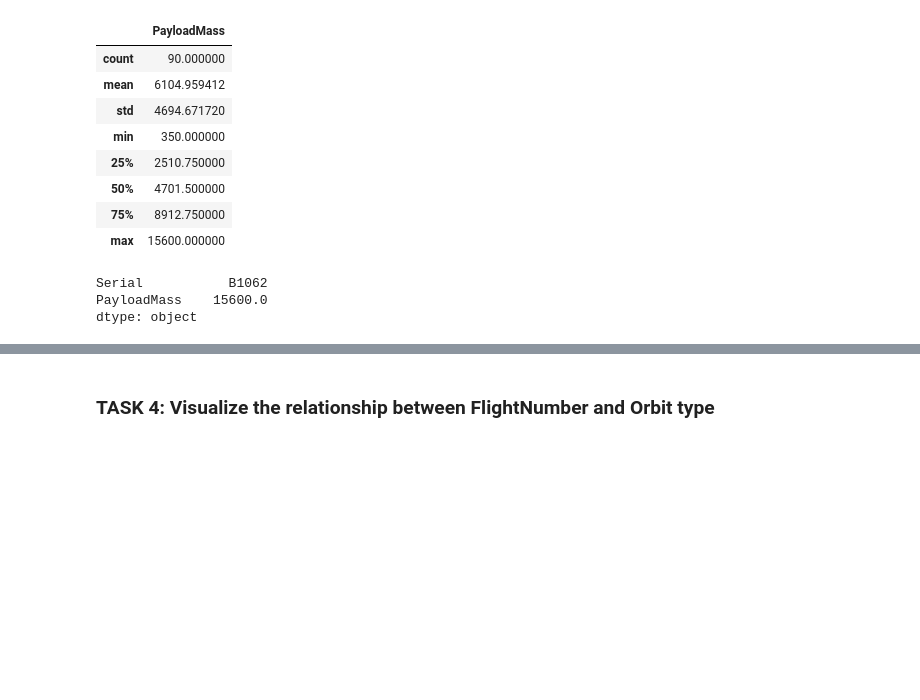
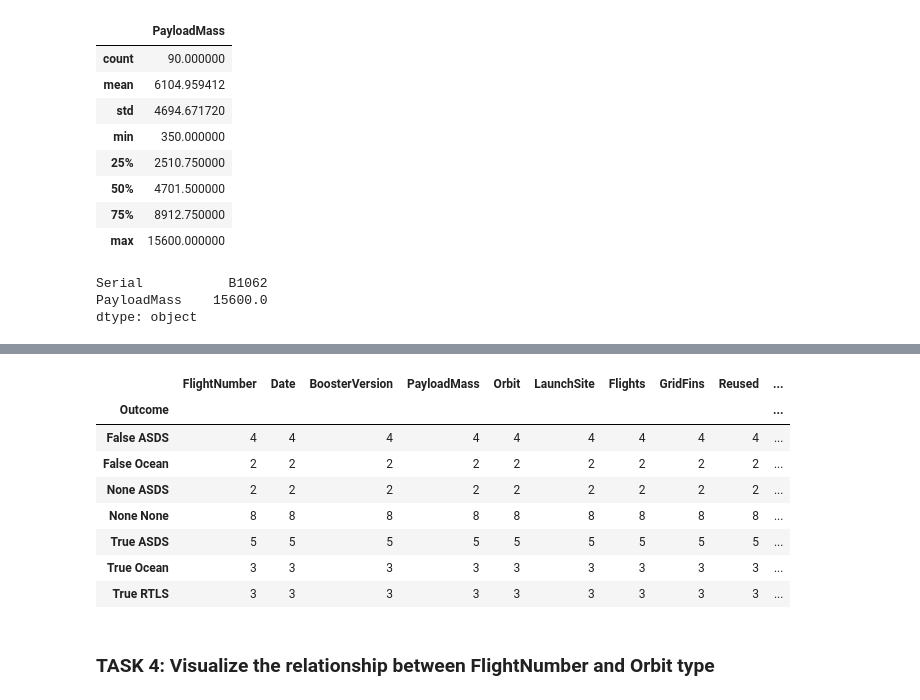
Before and after one commit to JAMESCUDERO/Marathon, a Jupyter notebook: 5_EDA_with_Data_Visualisation.ipynb, the cells around one changed output, grey strips where cells are left out. Cells and saved outputs as stored; diff of their text form; code cells hidden in the pictures; blank space fills up the shorter version.

```diff
--- a/5_EDA_with_Data_Visualisation.ipynb
+++ b/5_EDA_with_Data_Visualisation.ipynb
@@ -383,0 +424,4 @@ dtype: object
+# %%
+mask = (df['Date'] > '2010-06-04') & (df['Date'] <= '2017-03-20')
+filtered_df=df.loc[mask]
+filtered_df.head()
@@ -384,3 +435,17 @@ dtype: object
+# %%
+grouped_outcome = filtered_df.groupby('Outcome')
+# %%
+grouped_outcome.count()
+# %% [output]
+|  | FlightNumber | Date | BoosterVersion | PayloadMass | Orbit | LaunchSite | Flights | GridFins | Reused | ... |
+| Outcome |  |  |  |  |  |  |  |  |  | ... |
+| False ASDS | 4 | 4 | 4 | 4 | 4 | 4 | 4 | 4 | 4 | ... |
+| False Ocean | 2 | 2 | 2 | 2 | 2 | 2 | 2 | 2 | 2 | ... |
+| None ASDS | 2 | 2 | 2 | 2 | 2 | 2 | 2 | 2 | 2 | ... |
+| None None | 8 | 8 | 8 | 8 | 8 | 8 | 8 | 8 | 8 | ... |
+| True ASDS | 5 | 5 | 5 | 5 | 5 | 5 | 5 | 5 | 5 | ... |
+| True Ocean | 3 | 3 | 3 | 3 | 3 | 3 | 3 | 3 | 3 | ... |
+| True RTLS | 3 | 3 | 3 | 3 | 3 | 3 | 3 | 3 | 3 | ... |
 # %% [markdown]
 ### TASK  4: Visualize the relationship between FlightNumber and Orbit type
 # %% [markdown]
```
Also changed, not shown: parts of 6 cells of this notebook.
